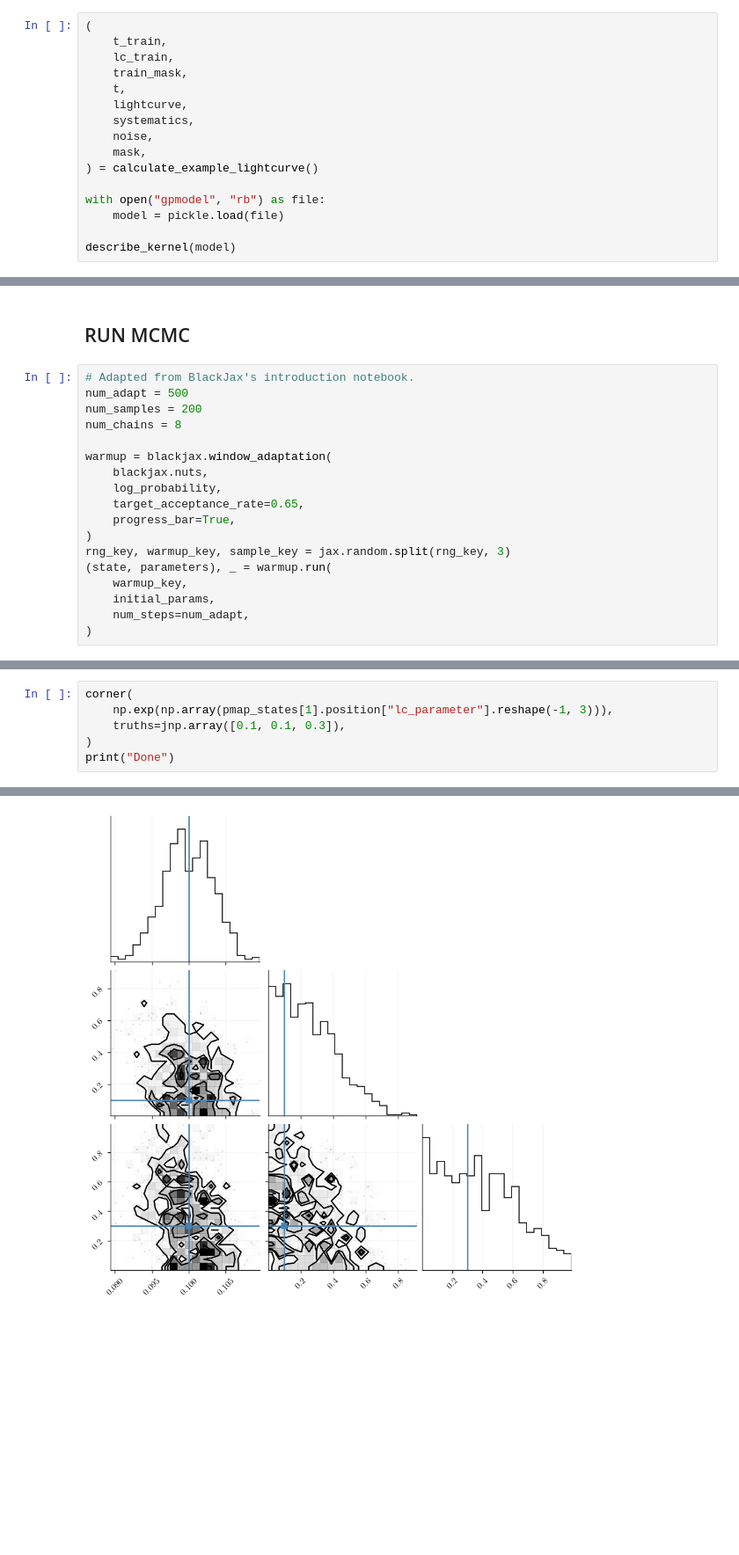
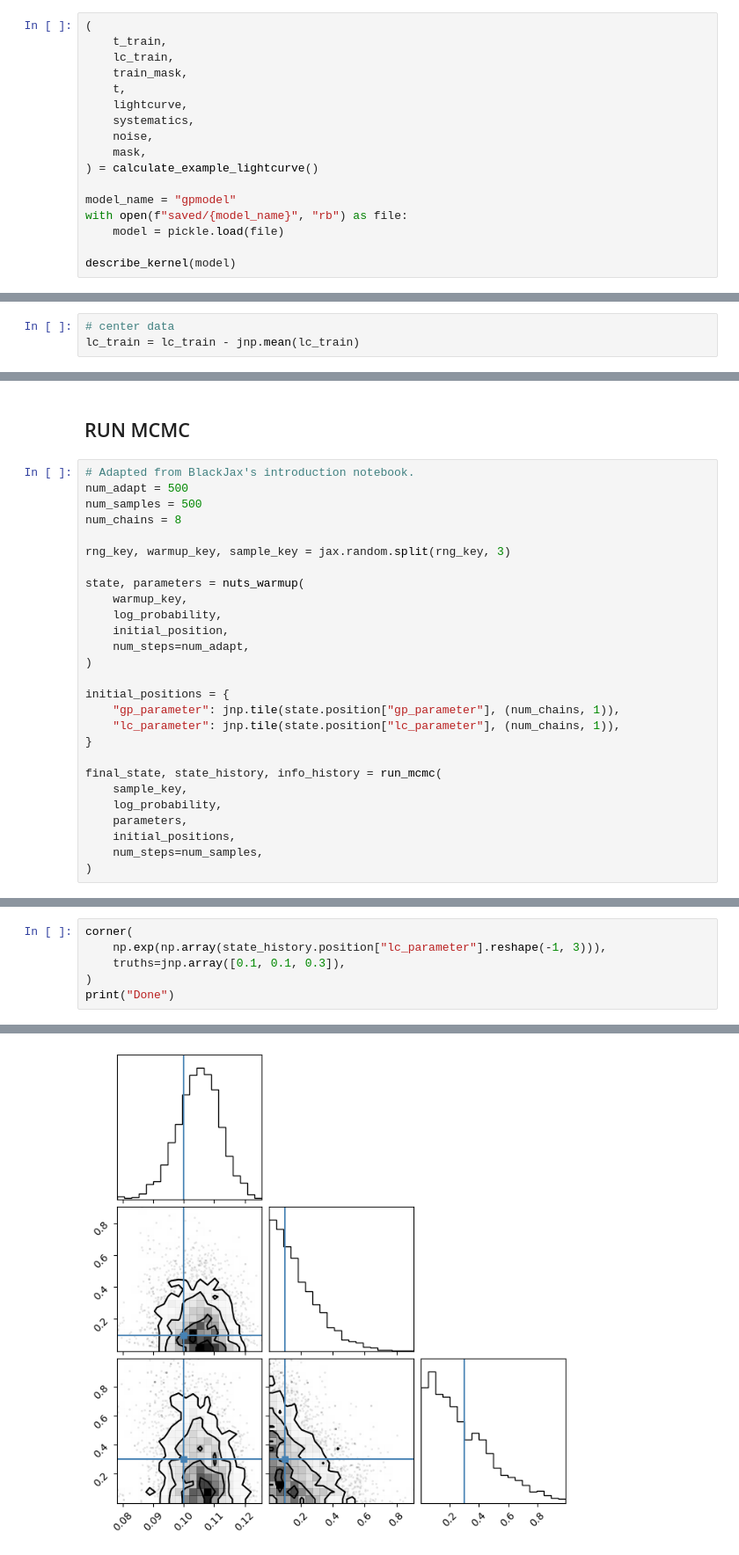
Before and after one commit to ChrisBoettner/gaussian-process, a Jupyter notebook: 002_fit.ipynb, the cells around one changed output, grey strips where cells are left out. Shown at 88% size. Drawn from its saved outputs; the diff is of its cells as text; blank space fills up the shorter version.

```diff
--- a/002_fit.ipynb
+++ b/002_fit.ipynb
@@ -47,12 +48,16 @@ rng_key = jax.random.PRNGKey(42)
     mask,
 ) = calculate_example_lightcurve()
 
-with open("gpmodel", "rb") as file:
+model_name = "gpmodel"
+with open(f"saved/{model_name}", "rb") as file:
     model = pickle.load(file)
 
 describe_kernel(model)
 # %% [output]
 '(Periodic * Linear * Linear) + Periodic'
+# %%
+# center data
+lc_train = lc_train - jnp.mean(lc_train)
 # %% [markdown]
 ## FIT LC
 # %%
@@ -143,20 +139,29 @@ Array([0.10041802, 0.22677938, 0.43477522], dtype=float64)
 # %%
 # Adapted from BlackJax's introduction notebook.
 num_adapt = 500
-num_samples = 200
+num_samples = 500
 num_chains = 8
 
-warmup = blackjax.window_adaptation(
-    blackjax.nuts,
+rng_key, warmup_key, sample_key = jax.random.split(rng_key, 3)
+
+state, parameters = nuts_warmup(
+    warmup_key,
     log_probability,
-    target_acceptance_rate=0.65,
-    progress_bar=True,
-)
-rng_key, warmup_key, sample_key = jax.random.split(rng_key, 3)
-(state, parameters), _ = warmup.run(
-    warmup_key,
-    initial_params,
+    initial_position,
     num_steps=num_adapt,
 )
+
+initial_positions = {
+    "gp_parameter": jnp.tile(state.position["gp_parameter"], (num_chains, 1)),
+    "lc_parameter": jnp.tile(state.position["lc_parameter"], (num_chains, 1)),
+}
+
+final_state, state_history, info_history = run_mcmc(
+    sample_key,
+    log_probability,
+    parameters,
+    initial_positions,
+    num_steps=num_samples,
+)
 # %% [output]
 Running window adaptation
@@ -192,9 +174,9 @@ pmap_states[1].position["lc_parameter"].reshape(-1, 3).shape
 # %%
 corner(
-    np.exp(np.array(pmap_states[1].position["lc_parameter"].reshape(-1, 3))),
+    np.exp(np.array(state_history.position["lc_parameter"].reshape(-1, 3))),
     truths=jnp.array([0.1, 0.1, 0.3]),
 )
 print("Done")
 # %% [output]
 Done
-[figure, old version]
+[figure, new version]
```
Also changed, not shown: parts of 7 cells of this notebook, 15 other files.
